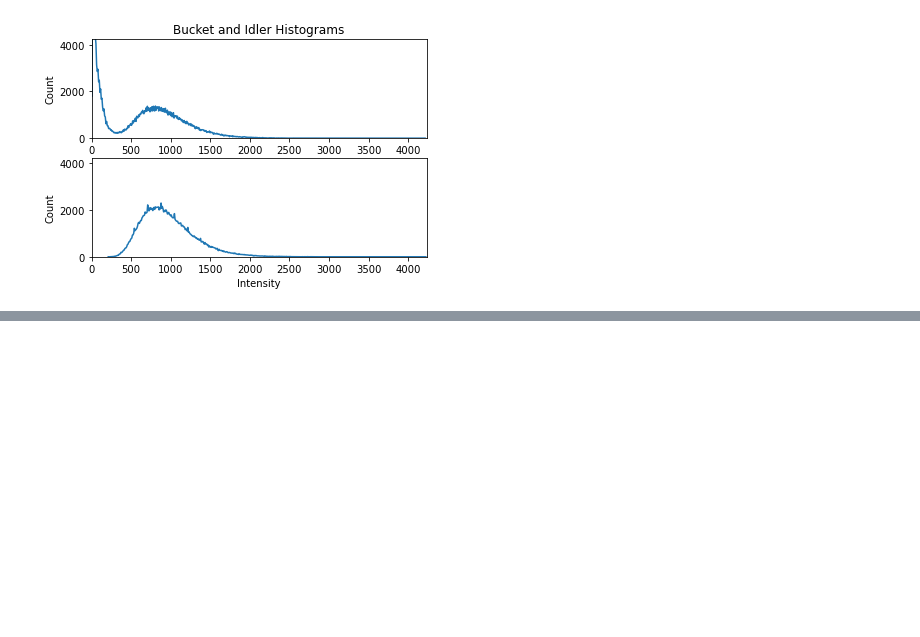
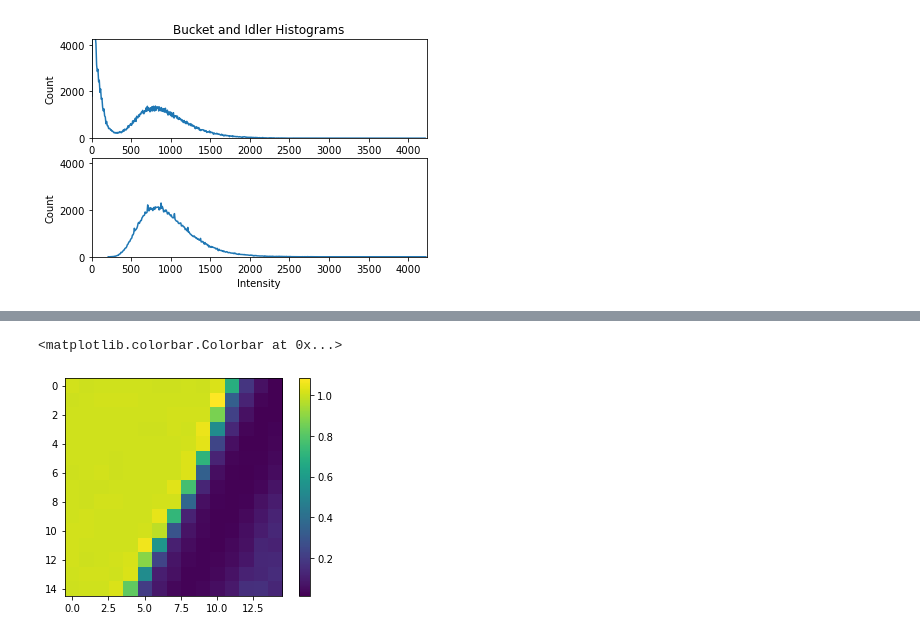
Before and after one commit to JGoodrichBNL/GhostImaging, a Jupyter notebook: gi_example.ipynb, the cells around one changed output, grey strips where cells are left out. Drawn from its saved outputs; the diff is of its cells as text; code cells hidden in the pictures; blank space fills up the shorter version.

```diff
--- a/gi_example.ipynb
+++ b/gi_example.ipynb
@@ -134,0 +127,11 @@ plt.colorbar()
+# %%
+# Let's calculate T(x,y) of the sample.  Looks similar to above, but corrects for divergence of the beam intensity
+bucket_avg, idler_avg = gi.f_avg(bucket), gi.f_avg(idler)
+
+trans = gi.obj_trans(bucket_avg,idler_avg)
+
+plt.imshow(trans)
+plt.colorbar()
+# %% [output]
+<matplotlib.colorbar.Colorbar at 0x...>
+[figure, added]
```
Also changed, not shown: parts of 8 cells of this notebook, 1 other file.
